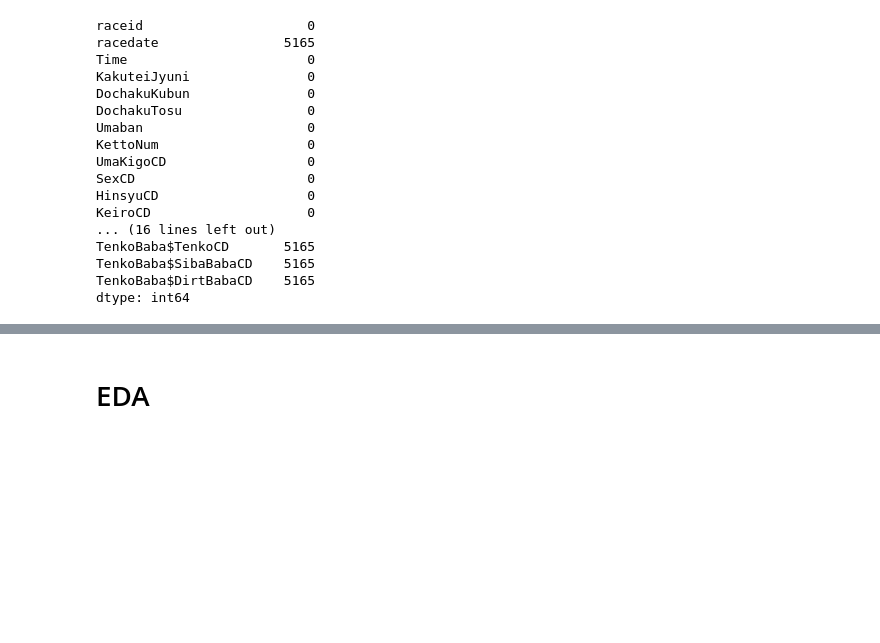
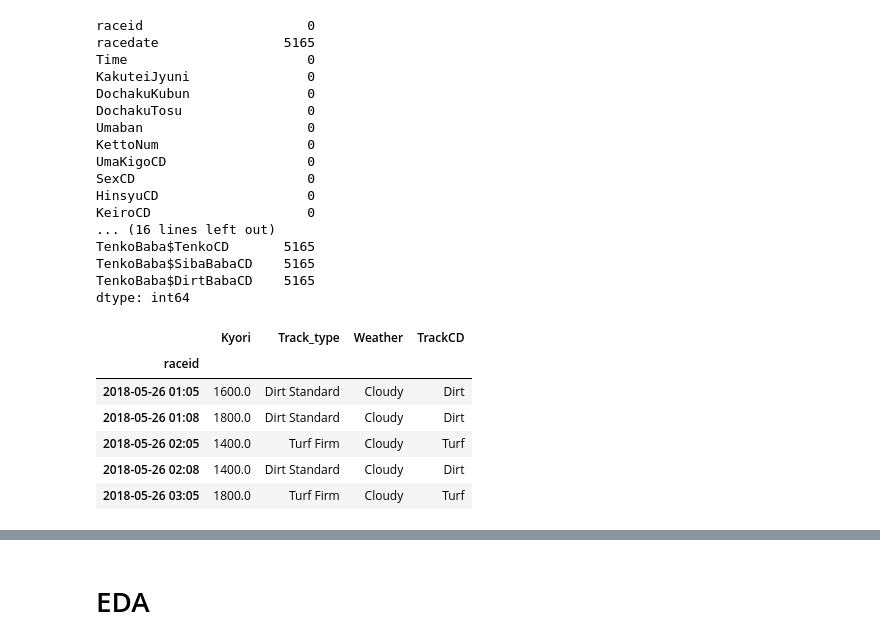
Before and after one commit to danhngan/Horse_racing_prediction, a Jupyter notebook: notebook/cleaning_EDA.ipynb, the cells around one changed output, grey strips where cells are left out. Saved outputs shown, nothing was run; the diff lists cells and outputs as text; code cells hidden in the pictures; blank space fills up the shorter version.

```diff
--- a/notebook/cleaning_EDA.ipynb
+++ b/notebook/cleaning_EDA.ipynb
@@ -19,3 +19,6 @@ df_origin.head()
 | 2 | 2008-01-05 01:06 | 2008-01-05 | 2005104156 | 684 | 742 | 3 | 2 | 3 | 0 | 2 | ... |
 | 3 | 2008-01-05 01:06 | 2008-01-05 | 2005105319 | 672 | 749 | 6 | 2 | 4 | 0 | 2 | ... |
 | 4 | 2008-01-05 01:06 | 2008-01-05 | 2005101044 | 663 | 739 | 2 | 3 | 5 | 0 | 2 | ... |
+# %%
+extended_data = pd.read_csv('../data/historical_data/extended_data.csv', index_col=0)
+extended_data.head()
@@ -88,3 +99,14 @@ TenkoBaba$TenkoCD       5165
 TenkoBaba$SibaBabaCD    5165
 TenkoBaba$DirtBabaCD    5165
 dtype: int64
+# %%
+extended_data['TrackCD'] = extended_data['Track_type'].apply(lambda x: x.split()[0])
+extended_data.head()
+# %% [output]
+|  | Kyori | Track_type | Weather | TrackCD |
+| raceid |  |  |  |  |
+| 2018-05-26 01:05 | 1600.0 | Dirt Standard | Cloudy | Dirt |
+| 2018-05-26 01:08 | 1800.0 | Dirt Standard | Cloudy | Dirt |
+| 2018-05-26 02:05 | 1400.0 | Turf Firm | Cloudy | Turf |
+| 2018-05-26 02:08 | 1400.0 | Dirt Standard | Cloudy | Dirt |
+| 2018-05-26 03:05 | 1800.0 | Turf Firm | Cloudy | Turf |
```
Also changed, not shown: parts of 25 cells of this notebook.
